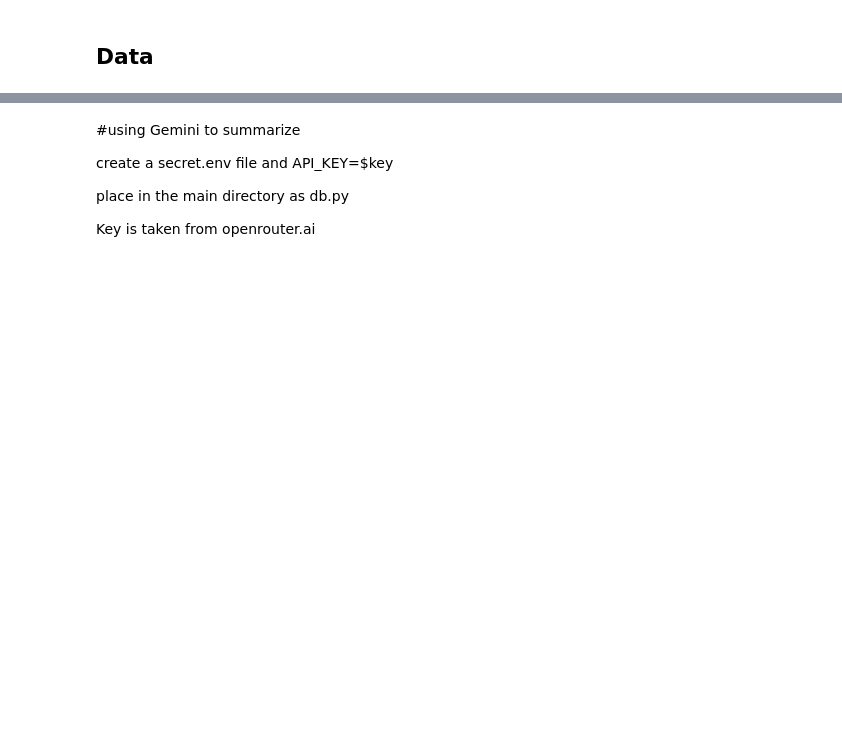
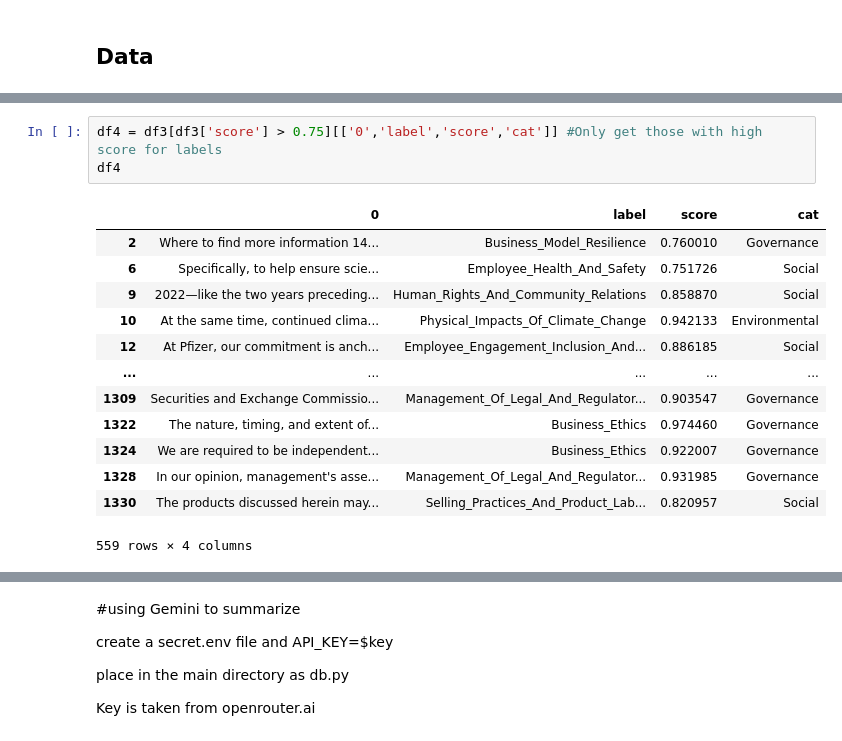
Before and after one commit to shiyun36/dsa3101, a Jupyter notebook: db_data_cleaning&dummy_data&pipeline.ipynb, the cells around one changed output, grey strips where cells are left out. Drawn from its saved outputs; the diff is of its cells as text; blank space fills up the shorter version.

```diff
--- a/db_data_cleaning&dummy_data&pipeline.ipynb
+++ b/db_data_cleaning&dummy_data&pipeline.ipynb
@@ -92,0 +180,17 @@ df2
+# %%
+df4 = df3[df3['score'] > 0.75][['0','label','score','cat']] #Only get those with high score for labels
+df4
+# %% [output]
+|  | 0 | label | score | cat |
+| 2 | Where to find more information 14... | Business_Model_Resilience | 0.760010 | Governance |
+| 6 | Specifically, to help ensure scie... | Employee_Health_And_Safety | 0.751726 | Social |
+| 9 | 2022—like the two years preceding... | Human_Rights_And_Community_Relations | 0.858870 | Social |
+| 10 | At the same time, continued clima... | Physical_Impacts_Of_Climate_Change | 0.942133 | Environmental |
+| 12 | At Pfizer, our commitment is anch... | Employee_Engagement_Inclusion_And... | 0.886185 | Social |
+| ... | ... | ... | ... | ... |
+| 1309 | Securities and Exchange Commissio... | Management_Of_Legal_And_Regulator... | 0.903547 | Governance |
+| 1322 | The nature, timing, and extent of... | Business_Ethics | 0.974460 | Governance |
+| 1324 | We are required to be independent... | Business_Ethics | 0.922007 | Governance |
+| 1328 | In our opinion, management's asse... | Management_Of_Legal_And_Regulator... | 0.931985 | Governance |
+| 1330 | The products discussed herein may... | Selling_Practices_And_Product_Lab... | 0.820957 | Social |
+559 rows × 4 columns
```
Also changed, not shown: parts of 34 cells of this notebook, 2 other files.
